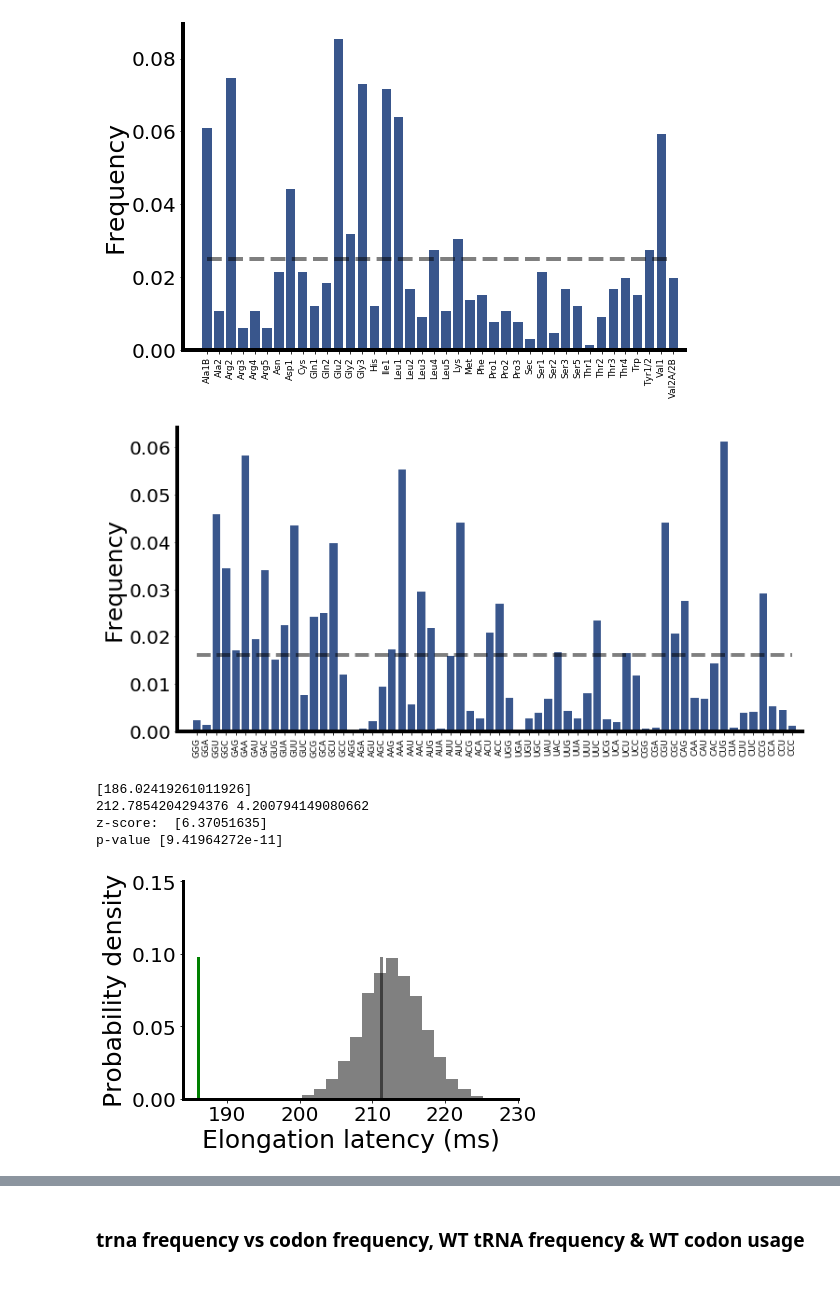
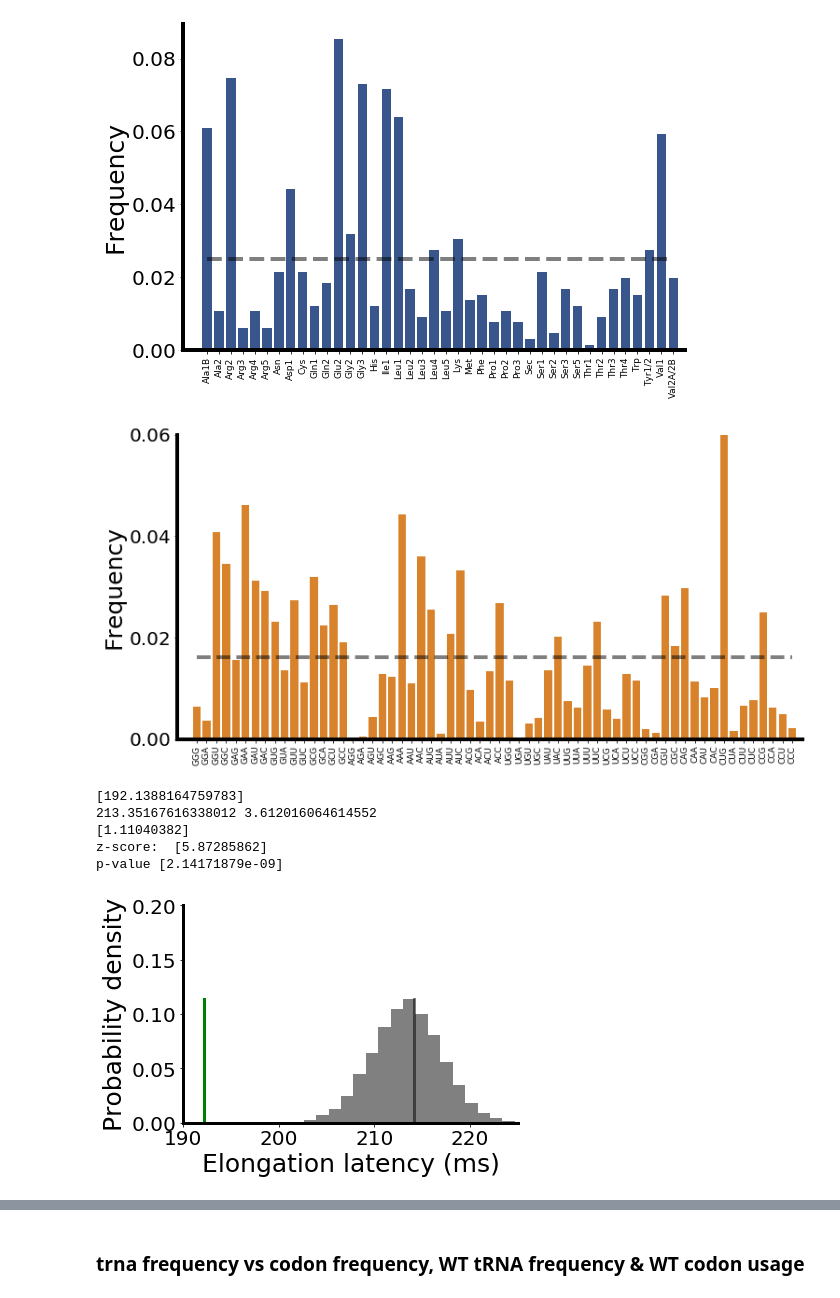
Before and after one commit to EndyLab/tRNACAD, a Jupyter notebook: tRNACodonDistributions.ipynb, the cells around one changed output, grey strips where cells are left out. Drawn from its saved outputs; the diff is of its cells as text; code cells hidden in the pictures.

Commit message:
Making changes to gene analysis code, better parsing of transcriptome

```diff
--- a/tRNACodonDistributions.ipynb
+++ b/tRNACodonDistributions.ipynb
@@ -58,0 +58,6 @@ Wall time: 46.6 s
+# %%
+##Compute the codon distribution and elongation latency of each gene weighted by transcript number
+codon_elongt = compute_codon_elongt(gr25_ptRNA, len(gr25_pCodon), ensmbl_latency_dict)
+gene_map,gene_latency = compute_gene_elongt(codon_elongt)
+pCodon_transcriptome, transcriptome_elongt = compute_transcript_distributions(gene_map,gene_latency)
+pCodon_WT = np.array(pCodon_transcriptome)
@@ -72,10 +95,12 @@ plt.xticks(range(len(tRNA_tags)), tRNA_tags,rotation='vertical')
 ax0.set_xlim(-2,40)
 
 fig,ax = plt.subplots(figsize=(12,6))
-ax.bar(np.arange(62),gr25_pCodon,color='#39568CFF',width=0.8)
+ax.bar(np.arange(62),pCodon_WT,color='#d8832b',width=0.8)
 ax.plot(np.arange(62),[1/62]*62,color='black',linewidth=4,linestyle='dashed',alpha=0.5)
 plt.xticks(range(len(codon_tags)), codon_tags,rotation='vertical')
 ax.set_xlim(-2,62)
+ax.set_ylim(0,0.06)
+plt.yticks([0.0,0.02,0.04,0.06])
 
 for ax in [ax0,ax]:
     ax.spines['left'].set_linewidth(4)
@@ -87,44 +112,46 @@ for ax in [ax0,ax]:
     ax.set_ylabel('Frequency',fontsize=25)
 # %% [output]
 [figure]
-[figure, old version]
+[figure, new version]
 # %%
 #Compute elongation latency for uniform tRNA with WT codon
 ptRNA_uniform = np.ones(len(gr25_ptRNA))/sum(np.ones(len(gr25_ptRNA)))
-elongt_WTtRNA_WTcodon, std = computeElongationLatency(gr25_ptRNA,gr25_pCodon,ensmbl_latency_dict)
+elongt_WTtRNA_WTcodon, std = computeElongationLatency(gr25_ptRNA,pCodon_WT,ensmbl_latency_dict)
 print(elongt_WTtRNA_WTcodon)
-elongt_uniformtRNA_WTcodon, std = computeElongationLatency(ptRNA_uniform,gr25_pCodon,ensmbl_latency_dict)
+elongt_uniformtRNA_WTcodon, std = computeElongationLatency(ptRNA_uniform,pCodon_WT,ensmbl_latency_dict)
 
 #### Plot tRNA shuffling
 import matplotlib.pyplot as plt
 import scipy.stats
 
 elongt_list=np.load('./data/UniformRandomtRNA_WTCodonUsage_10ksample_elongt.npy')
 
 fig,ax = plt.subplots(1,1)
 hist=ax.hist(elongt_list,20,color='grey',density=True)
 ax.plot([elongt_WTtRNA_WTcodon]*100,np.linspace(0,max(hist[0]),100),linewidth=3,color='green')
 ax.plot([elongt_uniformtRNA_WTcodon]*100,np.linspace(0,max(hist[0]),100),linewidth=3,color='black',alpha=0.5)
 
 print(np.mean(elongt_list), np.std(elongt_list))
+print(np.mean(elongt_list)/elongt_WTtRNA_WTcodon)
 print('z-score: ', (np.mean(elongt_list)-elongt_WTtRNA_WTcodon)/np.std(elongt_list))
 print('p-value', scipy.stats.norm.sf(abs((np.mean(elongt_list)-elongt_WTtRNA_WTcodon)/np.std(elongt_list))))
 for _,axes in enumerate([ax]):
     axes.spines['left'].set_linewidth(3)
     axes.spines['bottom'].set_linewidth(3)
     axes.spines['top'].set_linewidth(0)
     axes.spines['right'].set_linewidth(0)
     axes.tick_params(axis='both', which='major', labelsize=20)
-    ax.set_ylim(0,0.15)
-    ax.set_xlim(184,230)
+    ax.set_ylim(0,0.2)
+    ax.set_xlim(190,225)
     ax.set_xlabel('Elongation latency (ms)',size=25)
     ax.set_ylabel('Probability density',size=25)
 # %% [output]
-[186.02419261011926]
-212.7854204294376 4.200794149080662
-z-score:  [6.37051635]
-p-value [9.41964272e-11]
+[192.1388164759783]
+213.35167616338012 3.612016064614552
+[1.11040382]
+z-score:  [5.87285862]
+p-value [2.14171879e-09]
-[figure, old version]
+[figure, new version]
 # %%
 #Compute elongation latency for uniform codon with WT tRNA
 pCodon_uniform = np.ones(len(gr25_pCodon))/sum(np.ones(len(gr25_pCodon)))
```
Also changed, not shown: parts of 6 cells of this notebook, 7 other files.
